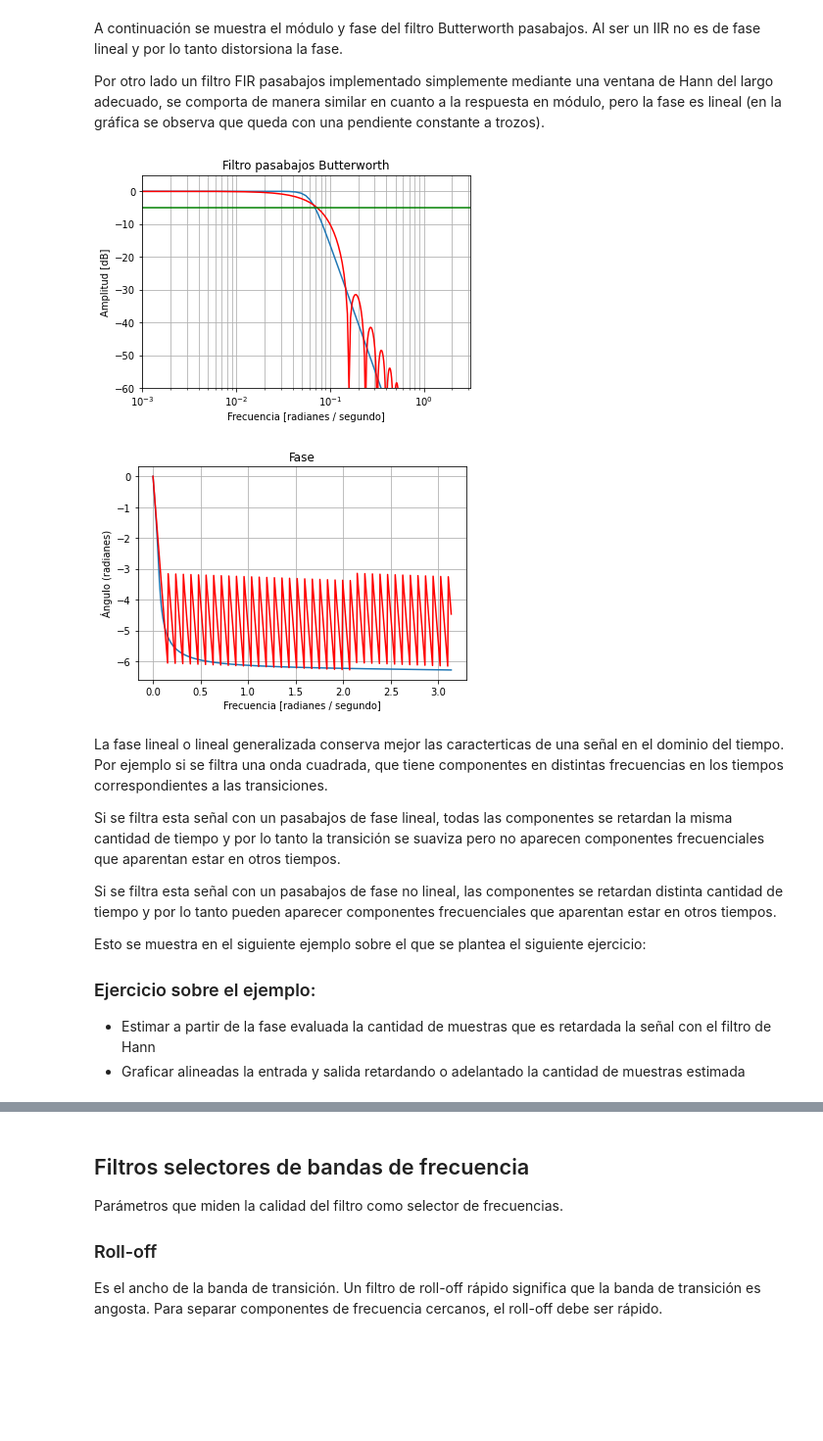
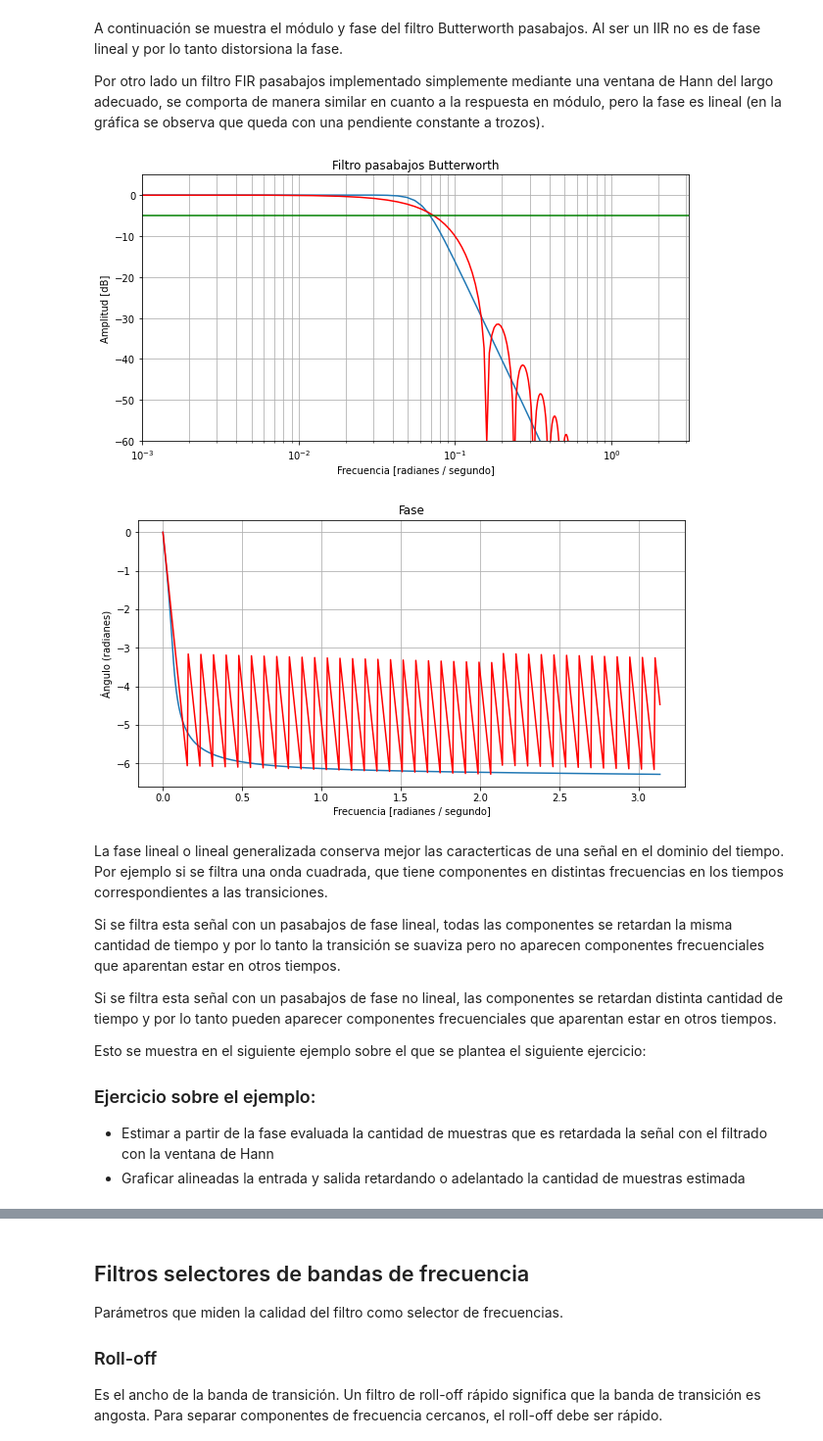
Before and after one commit to mrocamora/audio-dsp, a Jupyter notebook: notebooks/audioDSP-SLITS-2.ipynb, the cells around one changed output, grey strips where cells are left out. Shown: that part at 98% size. Saved outputs shown, nothing was run; the diff lists cells and outputs as text; code cells hidden in the pictures; blank space fills up the shorter version.

```diff
--- a/notebooks/audioDSP-SLITS-2.ipynb
+++ b/notebooks/audioDSP-SLITS-2.ipynb
@@ -58,35 +55,37 @@ wFIR, hFIR = signal.freqz(bFIR, aFIR)
 
 sos = signal.butter(4, 100, 'lowpass', fs=10000, output='sos')
 b, a = signal.butter(4, 100, 'lowpass', fs=10000)
 
 w, h = signal.freqz(b, a)
+
+plt.rcParams['figure.figsize'] = [10, 5]
 
 plt.semilogx(w, 20 * np.log10(abs(h)))
 plt.semilogx(wFIR, 20 * np.log10(abs(hFIR)),'r')
 plt.title('Filtro pasabajos Butterworth')
 plt.xlabel('Frecuencia [radianes / segundo]')
 plt.ylabel('Amplitud [dB]')
 plt.margins(0, 0.1)
 plt.grid(which='both', axis='both')
 plt.axvline(100, color='green') # cutoff frequency
 plt.axhline(-5, color='green') # rp
 plt.axis([0.001,np.pi,-60,5])
 plt.show()
 
 
 angles = np.unwrap(np.angle(h))
 plt.plot(w, angles)
 plt.plot(wFIR, np.unwrap(np.angle(hFIR)), 'r')
 
 plt.ylabel('Ángulo (radianes)')
 plt.xlabel('Frecuencia [radianes / segundo]')
 plt.title('Fase')
 plt.grid()
 plt.axis('tight')
 plt.show()
 # %% [output]
-[figure, old version]
+[figure, new version]
-[figure, old version]
+[figure, new version]
 # %% [markdown]
 La fase lineal o lineal generalizada conserva mejor las caracterticas de una señal en el dominio del tiempo. Por ejemplo si se filtra una onda cuadrada, que tiene componentes en distintas frecuencias en los tiempos correspondientes a las transiciones.
 
@@ -97,7 +96,7 @@ Si se filtra esta señal con un pasabajos de fase no lineal, las componentes se
 Esto se muestra en el siguiente ejemplo sobre el que se plantea el siguiente ejercicio:
 
 ### Ejercicio sobre el ejemplo:
-- Estimar a partir de la fase evaluada la cantidad de muestras que es retardada la señal con el filtro de Hann
+- Estimar a partir de la fase evaluada la cantidad de muestras que es retardada la señal con el filtrado con la ventana de Hann
 - Graficar alineadas la entrada y salida retardando o adelantado la cantidad de muestras estimada
 # %%
 t = np.arange(-0,0.5,.0001)
```
Also changed, not shown: parts of 18 cells of this notebook.
